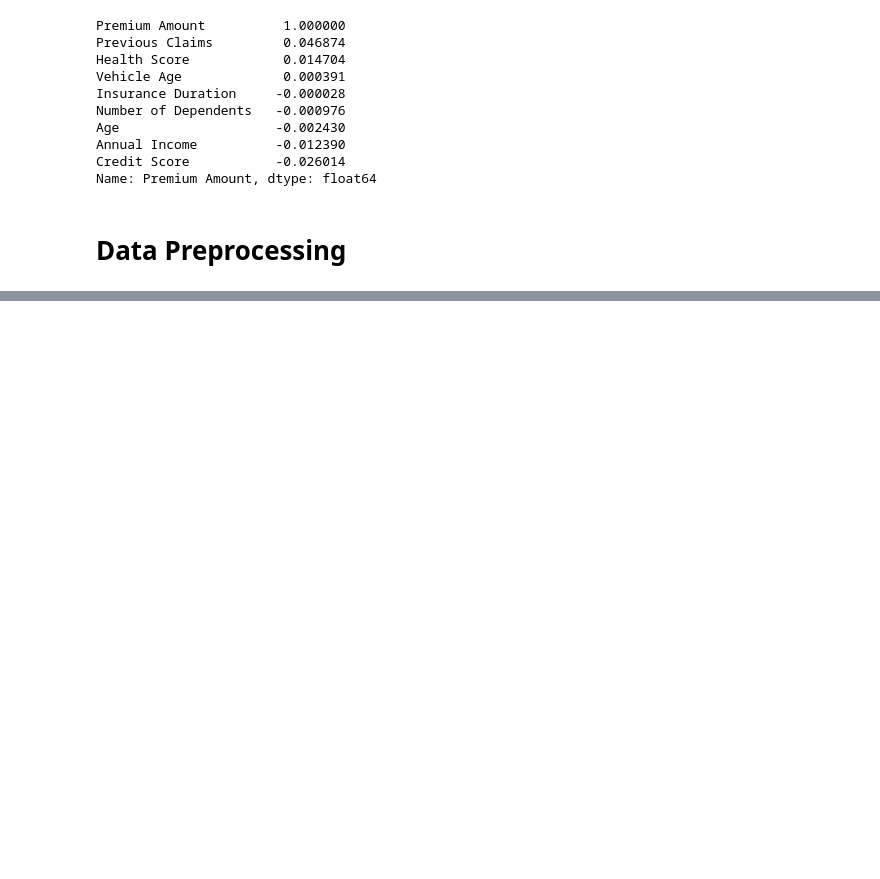
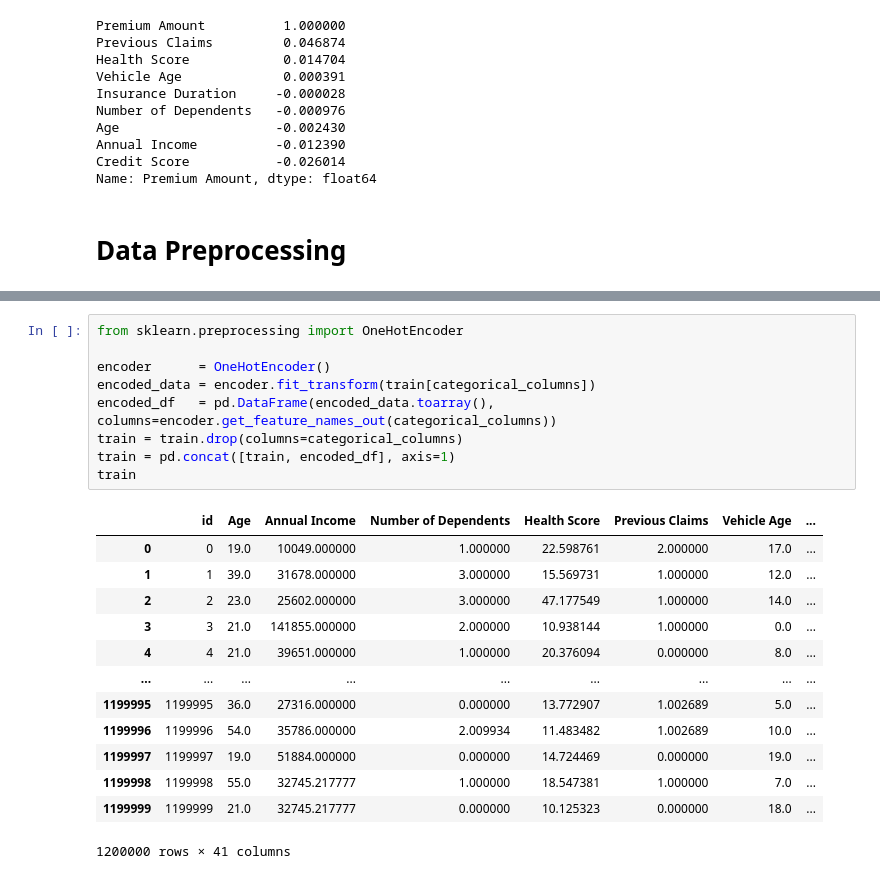
Before and after one commit to Arsham2002/insurance-premium-prediction, a Jupyter notebook: t2.ipynb, the cells around one changed output, grey strips where cells are left out. Drawn from its saved outputs; the diff is of its cells as text; blank space fills up the shorter version.

```diff
--- a/t2.ipynb
+++ b/t2.ipynb
@@ -103,0 +156,23 @@ Name: Premium Amount, dtype: float64
+# %%
+from sklearn.preprocessing import OneHotEncoder
+
+encoder      = OneHotEncoder()
+encoded_data = encoder.fit_transform(train[categorical_columns])
+encoded_df   = pd.DataFrame(encoded_data.toarray(), columns=encoder.get_feature_names_out(categorical_columns))
+train = train.drop(columns=categorical_columns)
+train = pd.concat([train, encoded_df], axis=1)
+train
+# %% [output]
+|  | id | Age | Annual Income | Number of Dependents | Health Score | Previous Claims | Vehicle Age | ... |
+| 0 | 0 | 19.0 | 10049.000000 | 1.000000 | 22.598761 | 2.000000 | 17.0 | ... |
+| 1 | 1 | 39.0 | 31678.000000 | 3.000000 | 15.569731 | 1.000000 | 12.0 | ... |
+| 2 | 2 | 23.0 | 25602.000000 | 3.000000 | 47.177549 | 1.000000 | 14.0 | ... |
+| 3 | 3 | 21.0 | 141855.000000 | 2.000000 | 10.938144 | 1.000000 | 0.0 | ... |
+| 4 | 4 | 21.0 | 39651.000000 | 1.000000 | 20.376094 | 0.000000 | 8.0 | ... |
+| ... | ... | ... | ... | ... | ... | ... | ... | ... |
+| 1199995 | 1199995 | 36.0 | 27316.000000 | 0.000000 | 13.772907 | 1.002689 | 5.0 | ... |
+| 1199996 | 1199996 | 54.0 | 35786.000000 | 2.009934 | 11.483482 | 1.002689 | 10.0 | ... |
+| 1199997 | 1199997 | 19.0 | 51884.000000 | 0.000000 | 14.724469 | 0.000000 | 19.0 | ... |
+| 1199998 | 1199998 | 55.0 | 32745.217777 | 1.000000 | 18.547381 | 1.000000 | 7.0 | ... |
+| 1199999 | 1199999 | 21.0 | 32745.217777 | 0.000000 | 10.125323 | 0.000000 | 18.0 | ... |
+1200000 rows × 41 columns
```
Also changed, not shown: parts of 11 cells of this notebook.
